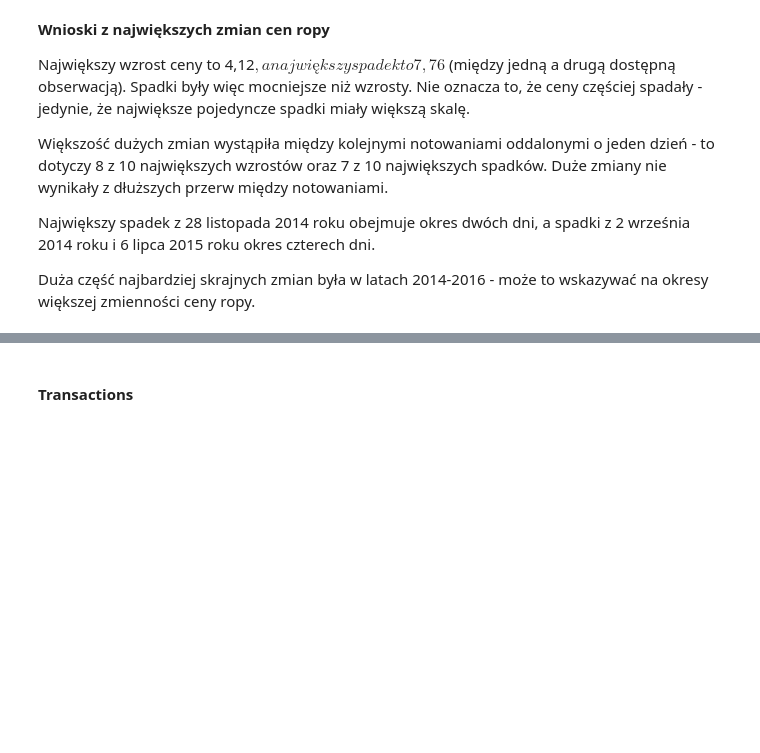
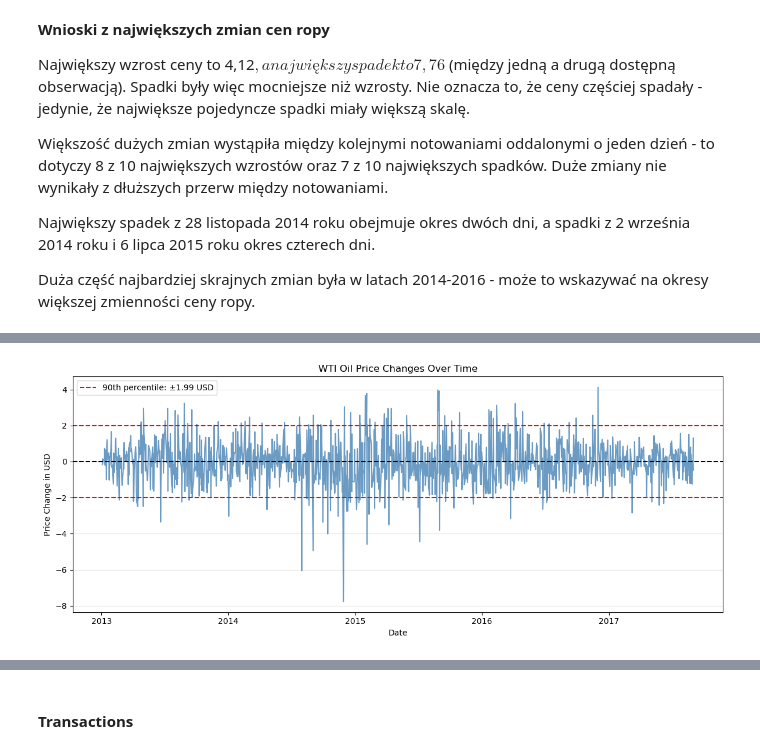
Before and after one commit to kejti97/demand-forecasting-favorita, a Jupyter notebook: 1. Demand Forecasting.ipynb, the cells around one changed output, grey strips where cells are left out. Cells and saved outputs as stored; diff of their text form; code cells hidden in the pictures; blank space fills up the shorter version.

```diff
--- a/1. Demand Forecasting.ipynb
+++ b/1. Demand Forecasting.ipynb
@@ -581,0 +575,28 @@ Name: dcoilwtico, dtype: float64
+# %%
+# Dane bez pierwszej pustej zmiany ceny
+oil_price_changes = oil_df_sorted.dropna(subset=['price_diff'])
+
+# Próg dla 10% największych bezwzględnych zmian ceny
+price_change_threshold = oil_price_changes['abs_price_diff'].quantile(0.90) # --> 1.9870000000000005
+
+fig, ax = plt.subplots(figsize=(12,5))
+ax.plot(oil_price_changes['date'], oil_price_changes['price_diff'], color='steelblue', alpha=0.8)
+
+# Linia oznaczająca brak zmiany ceny
+ax.axhline(y=0, color='black', linestyle='--')
+
+# Granice dla 10% największych zmian
+ax.axhline(y=price_change_threshold, color='red', linestyle='--', label=f'90th percentile: ±{price_change_threshold:.2f} USD') # f - f-string : rozpoczyna formatowanie, .2 - dwa miejsca f
+ax.axhline(y=-price_change_threshold, color='red', linestyle='--')
+
+
+ax.set_title('WTI Oil Price Changes Over Time')
+ax.set_xlabel('Date')
+ax.set_ylabel('Price Change in USD')
+ax.legend()
+ax.grid(axis='y', alpha=0.3)
+
+plt.tight_layout()
+plt.show();
+# %% [output]
+[figure, added]
```
Also changed, not shown: parts of 13 cells of this notebook.
